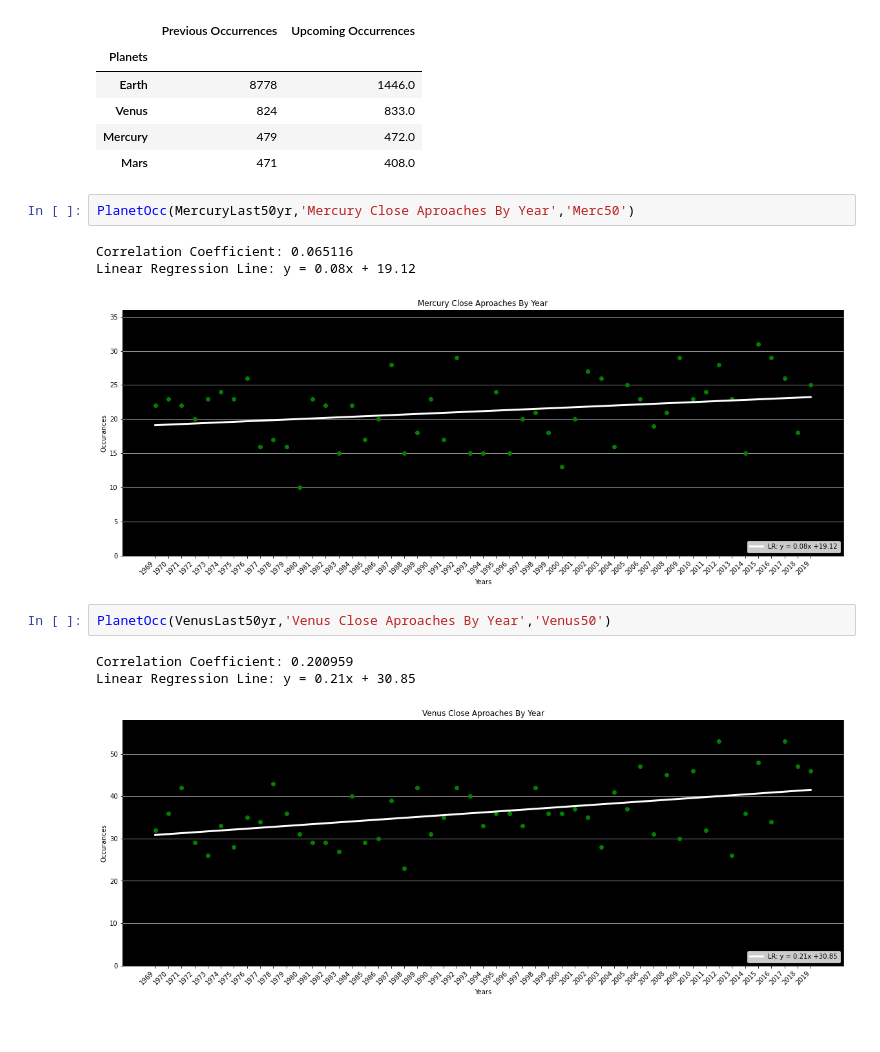
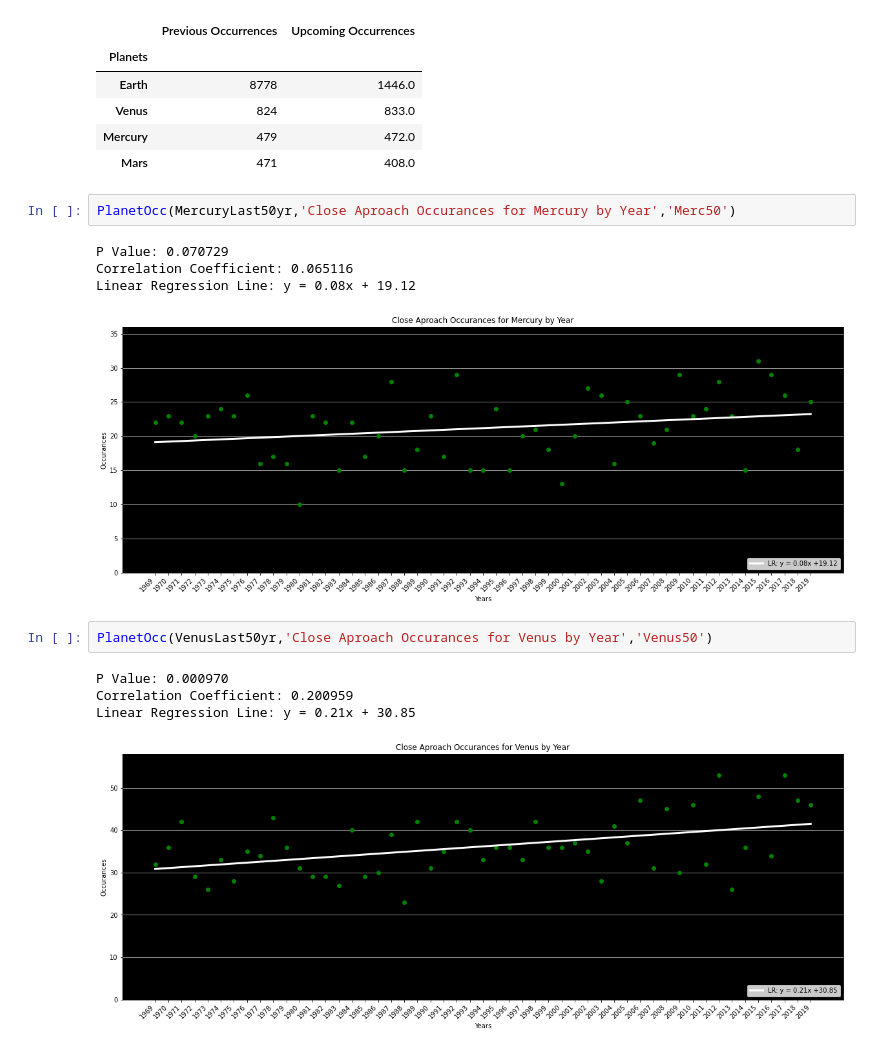
Before and after one commit to Efritch/asteroids_group_g, a Jupyter notebook: AsteroidsAmongstPlanets25Oct2020BS/GraphInfoBS25Oct2020.ipynb, the cells around one changed output. Drawn from its saved outputs; the diff is of its cells as text.

```diff
--- a/AsteroidsAmongstPlanets25Oct2020BS/GraphInfoBS25Oct2020.ipynb
+++ b/AsteroidsAmongstPlanets25Oct2020BS/GraphInfoBS25Oct2020.ipynb
@@ -160,15 +191,17 @@ Graphdf
 | Mercury | 479 | 472.0 |
 | Mars | 471 | 408.0 |
 # %%
-PlanetOcc(MercuryLast50yr,'Mercury Close Aproaches By Year','Merc50')
+PlanetOcc(MercuryLast50yr,'Close Aproach Occurances for Mercury by Year','Merc50')
 # %% [output]
+P Value: 0.070729
 Correlation Coefficient: 0.065116
 Linear Regression Line: y = 0.08x + 19.12
-[figure, old version]
+[figure, new version]
 # %%
-PlanetOcc(VenusLast50yr,'Venus Close Aproaches By Year','Venus50')
+PlanetOcc(VenusLast50yr,'Close Aproach Occurances for Venus by Year','Venus50')
 # %% [output]
+P Value: 0.000970
 Correlation Coefficient: 0.200959
 Linear Regression Line: y = 0.21x + 30.85
-[figure, old version]
+[figure, new version]
 # %%
```
Also changed, not shown: parts of 7 cells of this notebook, 21 other files.
